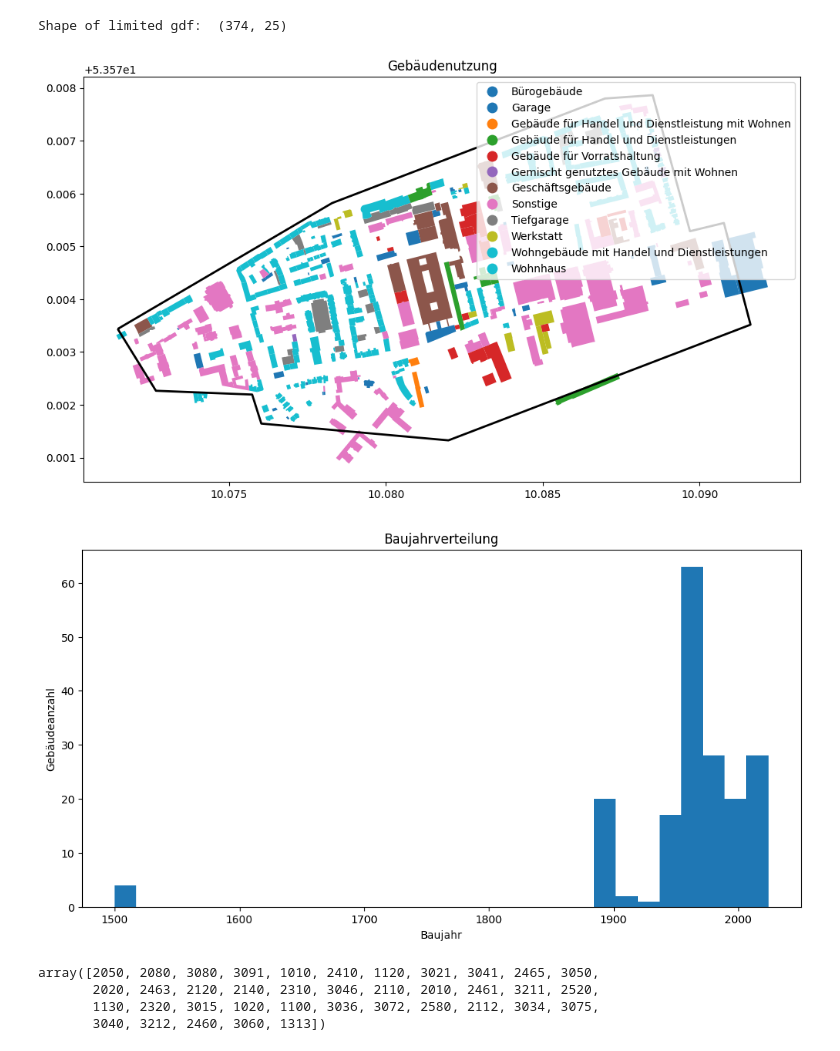
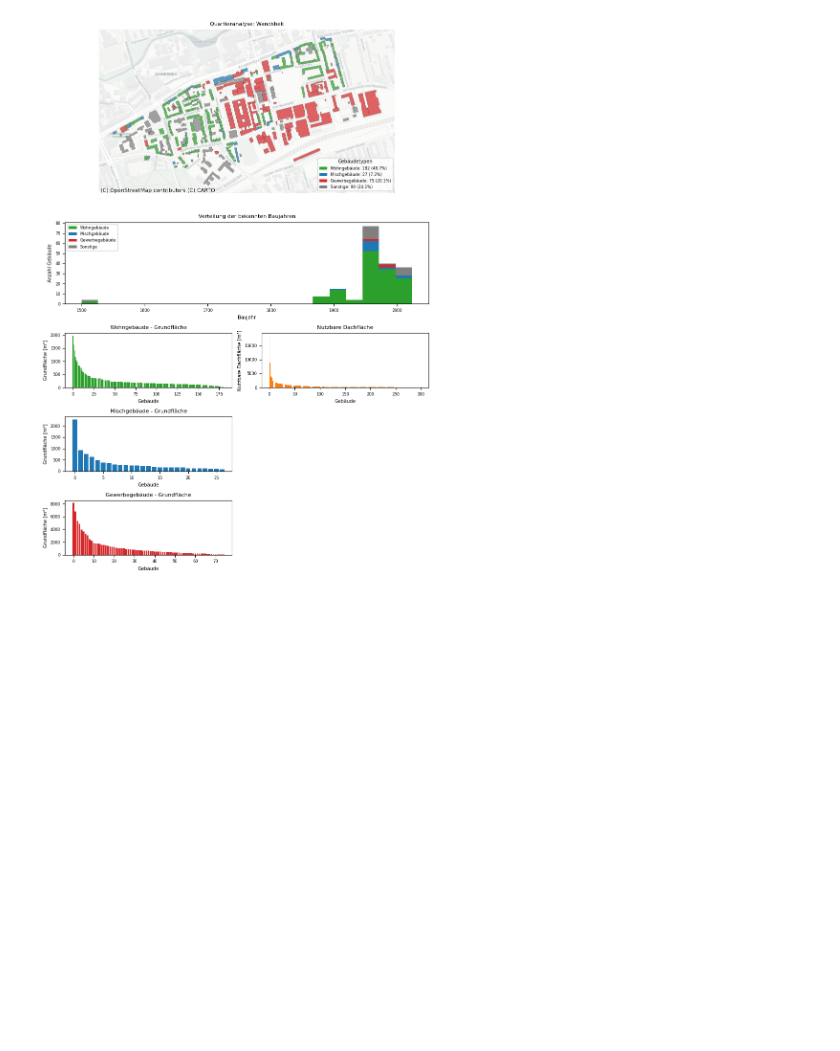
Before and after one commit to DanyBoi22/buildsim, a Jupyter notebook: notebooks/building_data_analys.ipynb, the cells around one changed output. Saved outputs shown, nothing was run; the diff lists cells and outputs as text; code cells hidden in the pictures; blank space fills up the shorter version.

Commit message:
Quartieranalyse tool done

```diff
--- a/notebooks/building_data_analys.ipynb
+++ b/notebooks/building_data_analys.ipynb
@@ -6,3 +11,14 @@ import matplotlib.pyplot as plt
+# %%
+# Font sizes params
+plt.rcParams.update({
+    "font.size": 7,
+    "axes.titlesize": 8,
+    "axes.labelsize": 7,
+    "xtick.labelsize": 6,
+    "ytick.labelsize": 6,
+    "legend.fontsize": 6,
+    "legend.title_fontsize": 7
+})
 # %%
 usage_mapping = {
     1000: "Wohngebäude",
@@ -55 +382,17 @@ buildings_gdf = buildings_gdf.to_crs("EPSG:4326")
+# %%
+inspection_area = [[10.071450882096563, 53.57343719771864],
+               [10.078282200812708, 53.57582089436743],
+               [10.086978353249249, 53.57780085497406],
+               [10.088500780178016, 53.57786434031859],
+               [10.08968943613927, 53.57528776626812],
+               [10.090770539267197, 53.57544358156409],
+               [10.09161951641922, 53.57351782519276],
+               [10.081990170144394, 53.57132713390438],
+                [10.07602700765947, 53.571645156140086],
+                [10.07573490367003, 53.5721943741919],
+                [10.072668065541466, 53.57226654319956]]
+
+build_report(inspection_area, title="Quartieranalyse: Wandsbek", save_file="building_report.pdf")
+# %% [output]
+[figure, added]
 # %%
@@ -98,20 +429,30 @@ def plot_construction_year_histogram(base_gdf: gpd.GeoDataFrame) -> None:
     plt.title("Baujahrverteilung")
     plt.show()
 # %%
-limited_gdf = limit_gdf(buildings_gdf, def_poly_gdf)
-plot_wit_data(limited_gdf, def_poly_gdf)
-plot_construction_year_histogram(limited_gdf)
+border_poly = Polygon(border_coordinates)
+border_gdf = gpd.GeoDataFrame(geometry=[border_poly], crs="EPSG:4326")
+buildings_gdf = gpd.read_parquet("buildings.parquet")
+buildings_gdf = buildings_gdf.to_crs("EPSG:4326")
+
+buildings_solar_gdf = gpd.read_parquet("buildings_solar_with_geometry.parquet")
+buildings_solar_gdf = buildings_solar_gdf.to_crs("EPSG:4326")
+
+limited_gdf = limit_gdf(buildings_gdf, border_gdf)
+report_solar_gdf = limit_gdf(buildings_solar_gdf, border_gdf)
+
+plot_wit_data(limited_gdf, border_gdf)
+plot_construction_year_histogram_simple(limited_gdf)
 #plot_with_border(limited_gdf, def_poly_gdf)
+
+limited_gdf["gebaeudefunktion"].value_counts()
+limited_gdf["gebaeudefunktion"].unique()
+
+inspection_area = border_gdf.to_crs("EPSG:25832")
+total_area = inspection_area.geometry.iloc[0].area
+print("Fläche in m*2: ", total_area)
+
+num_buildings = len(limited_gdf)
+print("Anzahl Gebäude: ", num_buildings)
+known_years = limited_gdf["baujahr"].notna().sum()
+known_year_share = known_years / num_buildings * 100
+print(f"Baujahr Vollständigkeit: {known_year_share:.2f}")
-# %% [output]
-Shape of limited gdf:  (374, 25)
-[figure, removed]
-[figure, removed]
-# %%
-#print(limited_gdf.head())
-limited_gdf["gebaeudefunktion"].value_counts()
-limited_gdf["gebaeudefunktion"].unique()
-# %% [output]
-array([2050, 2080, 3080, 3091, 1010, 2410, 1120, 3021, 3041, 2465, 3050,
-       2020, 2463, 2120, 2140, 2310, 3046, 2110, 2010, 2461, 3211, 2520,
-       1130, 2320, 3015, 1020, 1100, 3036, 3072, 2580, 2112, 3034, 3075,
-       3040, 3212, 2460, 3060, 1313])
```
Also changed, not shown: parts of 5 cells of this notebook, 5 other files.
